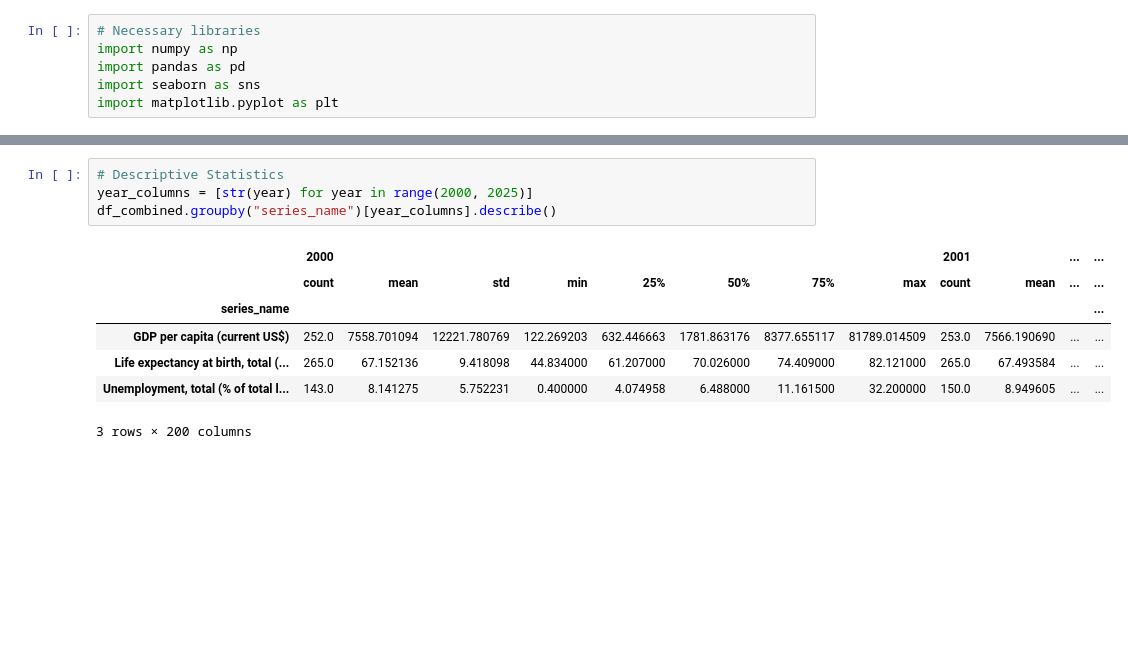
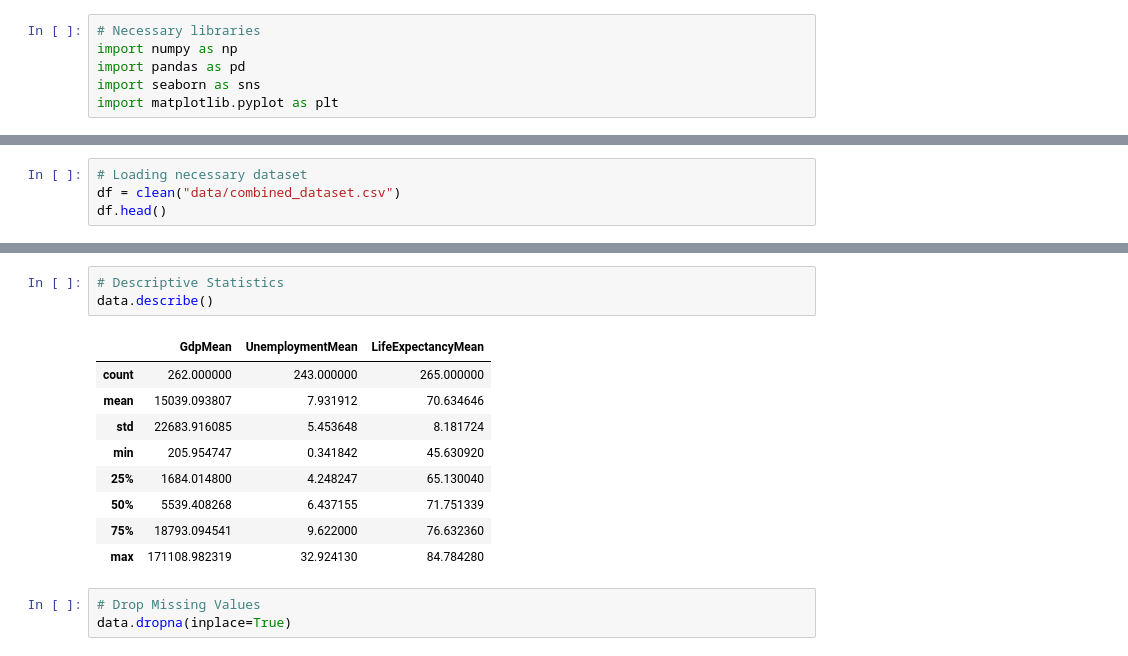
Before and after one commit to AkotoChristine/PDA_Assignment_2-, a Jupyter notebook: eda.ipynb, the cells around one changed output, grey strips where cells are left out. Drawn from its saved outputs; the diff is of its cells as text; blank space fills up the shorter version.

```diff
--- a/eda.ipynb
+++ b/eda.ipynb
@@ -32,3 +39,7 @@ def clean(filepath):
     data[year_columns] = data[year_columns].astype(float)
 
     return data
+# %%
+# Loading necessary dataset
+df = clean("data/combined_dataset.csv")
+df.head()
@@ -40,13 +104,17 @@ df_gdp_uet = clean("data/gdp_uet.csv")
 # %%
 # Descriptive Statistics
-year_columns = [str(year) for year in range(2000, 2025)]
-df_combined.groupby("series_name")[year_columns].describe()
+data.describe()
 # %% [output]
-|  | 2000 |  |  |  |  |  |  |  | 2001 |  | ... | ... |
-|  | count | mean | std | min | 25% | 50% | 75% | max | count | mean | ... | ... |
-| series_name |  |  |  |  |  |  |  |  |  |  |  | ... |
-| GDP per capita (current US$) | 252.0 | 7558.701094 | 12221.780769 | 122.269203 | 632.446663 | 1781.863176 | 8377.655117 | 81789.014509 | 253.0 | 7566.190690 | ... | ... |
-| Life expectancy at birth, total (... | 265.0 | 67.152136 | 9.418098 | 44.834000 | 61.207000 | 70.026000 | 74.409000 | 82.121000 | 265.0 | 67.493584 | ... | ... |
-| Unemployment, total (% of total l... | 143.0 | 8.141275 | 5.752231 | 0.400000 | 4.074958 | 6.488000 | 11.161500 | 32.200000 | 150.0 | 8.949605 | ... | ... |
+|  | GdpMean | UnemploymentMean | LifeExpectancyMean |
+| count | 262.000000 | 243.000000 | 265.000000 |
+| mean | 15039.093807 | 7.931912 | 70.634646 |
+| std | 22683.916085 | 5.453648 | 8.181724 |
+| min | 205.954747 | 0.341842 | 45.630920 |
+| 25% | 1684.014800 | 4.248247 | 65.130040 |
+| 50% | 5539.408268 | 6.437155 | 71.751339 |
+| 75% | 18793.094541 | 9.622000 | 76.632360 |
+| max | 171108.982319 | 32.924130 | 84.784280 |
-3 rows × 200 columns
+# %%
+# Drop Missing Values
+data.dropna(inplace=True)
 # %%
```
Also changed, not shown: parts of 17 cells of this notebook.
